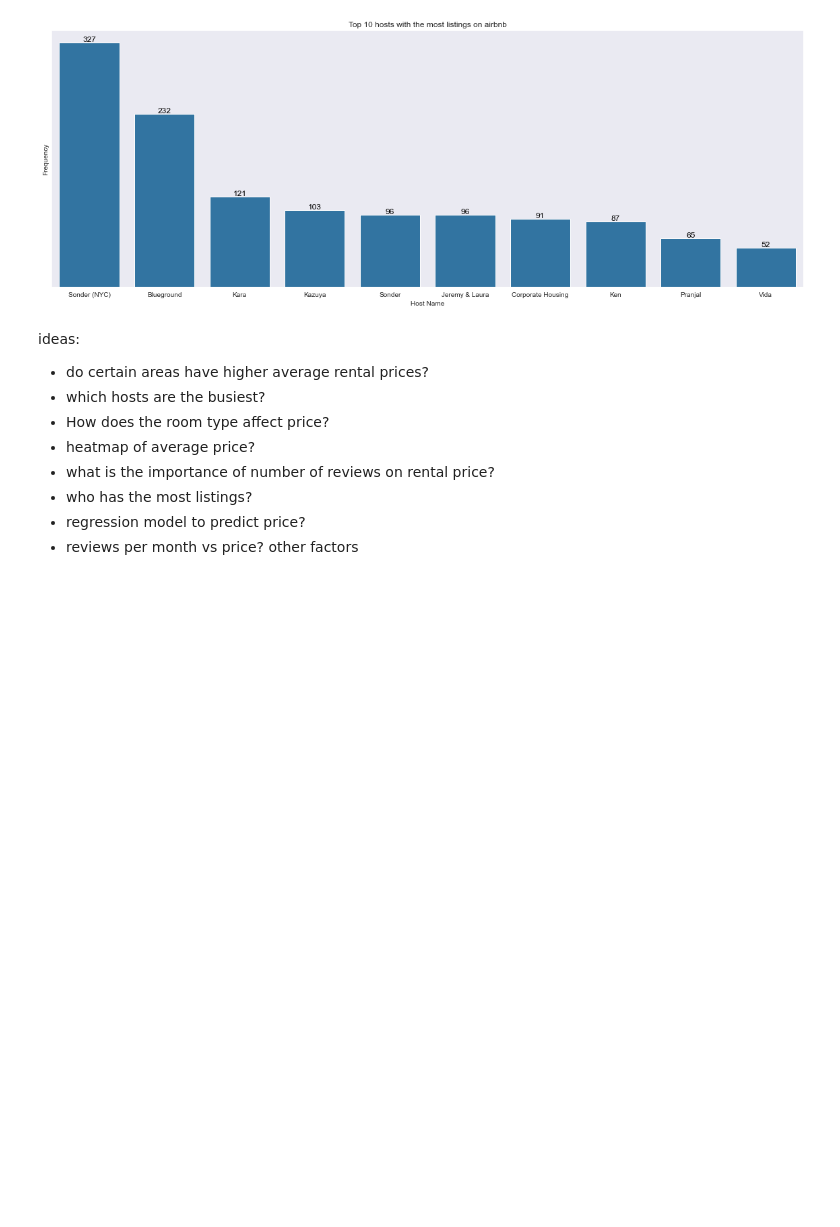
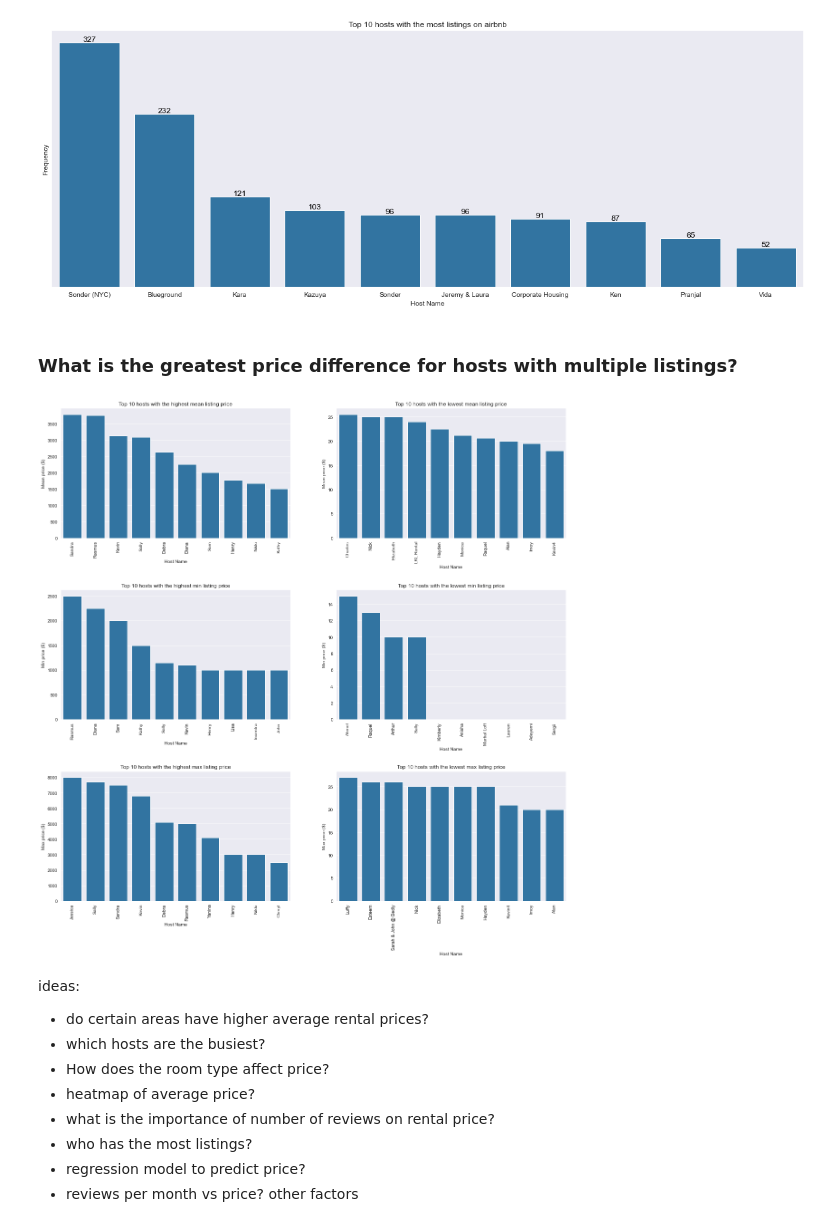
Before and after one commit to Vincentk-94/New-York-City-Airbnb, a Jupyter notebook: New York City Airbnb.ipynb, the cells around one changed output. Drawn from its saved outputs; the diff is of its cells as text; code cells hidden in the pictures; blank space fills up the shorter version.

Commit message:
Add subplots
Add subplots:
What is the greatest price difference for hosts with multiple listings?

```diff
--- a/New York City Airbnb.ipynb
+++ b/New York City Airbnb.ipynb
@@ -374,3 +376,5 @@ plt.ylabel('Frequency')
 count(top_hosts_sub,'host_name');
 # %% [output]
 [figure]
+# %% [markdown]
+### What is the greatest price difference for hosts with multiple listings?
@@ -377,3 +395,55 @@ count(top_hosts_sub,'host_name');
+# %%
+def lowest_price(col,thres):
+    top = host_group[col].sort_values(ascending=False)
+
+    # set threshold
+    highest_price = top.index[:thres]
+    lowest_price = top.index[-thres:]
+
+    # create sub dataframe
+    expensive_price = host_group.loc[highest_price]
+    cheapest_price = host_group.loc[lowest_price]
+
+    # plot data
+    sns.barplot(data=cheapest_price,x='host_name',y=col,color=base_colour)
+# %%
+plt.figure(figsize=(20,20))
+plt.subplots_adjust(hspace=0.4)
+
+# high and low mean prices
+plt.subplot(3,2,1)
+top_price('price_mean',10)
+labels('Top 10 hosts with the highest mean listing price', 'Host Name', 'Mean price ($)')
+plt.xticks(rotation=90)
+
+plt.subplot(3,2,2)
+lowest_price('price_mean',10)
+labels('Top 10 hosts with the lowest mean listing price', 'Host Name', 'Mean price ($)')
+plt.xticks(rotation=90)
+
+# high and low min prices
+plt.subplot(3,2,3)
+top_price('price_min',10)
+labels('Top 10 hosts with the highest min listing price', 'Host Name', 'Min price ($)')
+plt.xticks(rotation=90)
+
+plt.subplot(3,2,4)
+lowest_price('price_min',10)
+labels('Top 10 hosts with the lowest min listing price', 'Host Name', 'Min price ($)')
+plt.xticks(rotation=90)
+
+# high and low max prices
+plt.subplot(3,2,5)
+top_price('price_max',10)
+labels('Top 10 hosts with the highest max listing price', 'Host Name', 'Max price ($)')
+plt.xticks(rotation=90)
+
+plt.subplot(3,2,6)
+lowest_price('price_max',10)
+labels('Top 10 hosts with the lowest max listing price', 'Host Name', 'Max price ($)')
+plt.xticks(rotation=90);
+# %% [output]
+[figure, added]
 # %% [markdown]
 ideas:
 - do certain areas have higher average rental prices?
```
Also changed, not shown: parts of 2 cells of this notebook.
